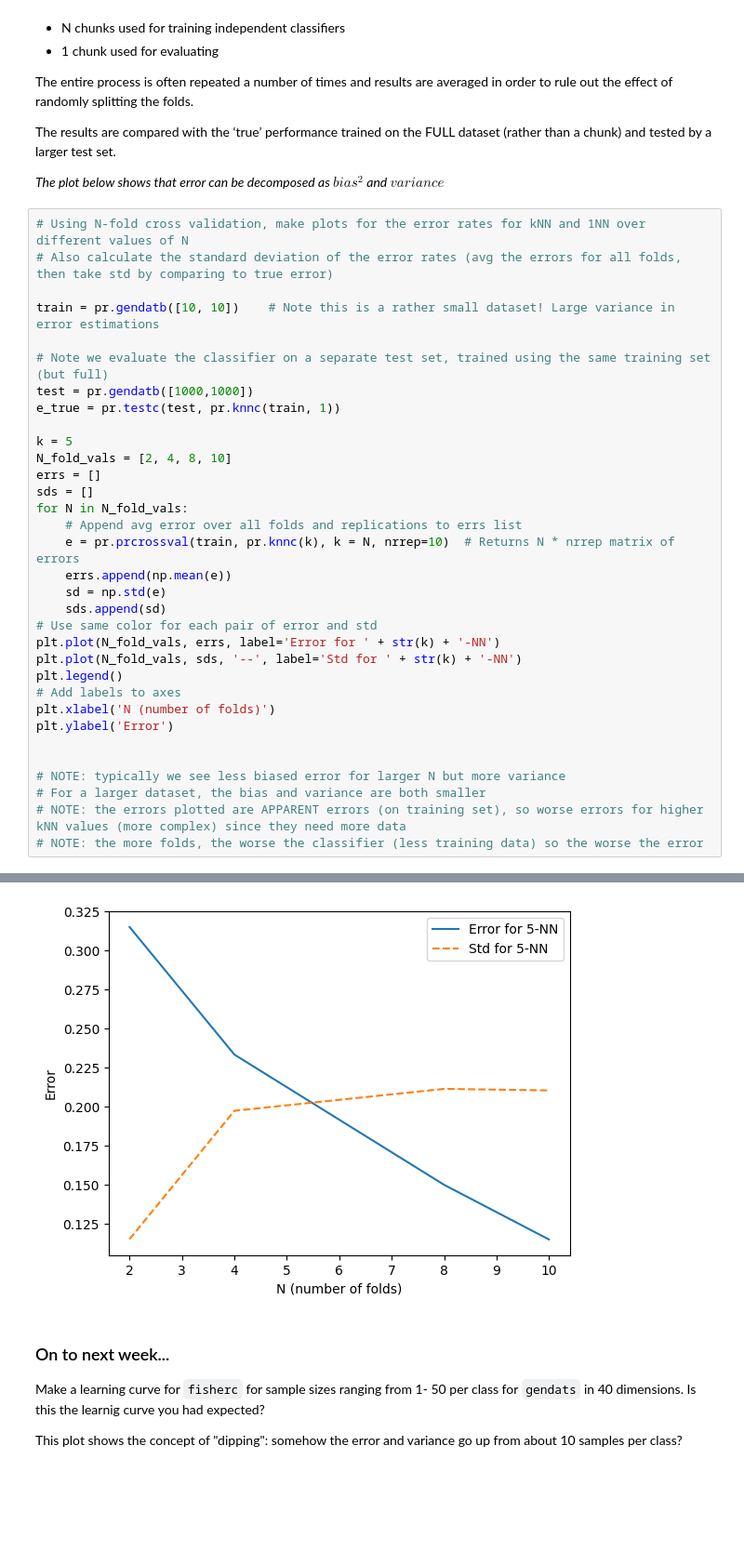
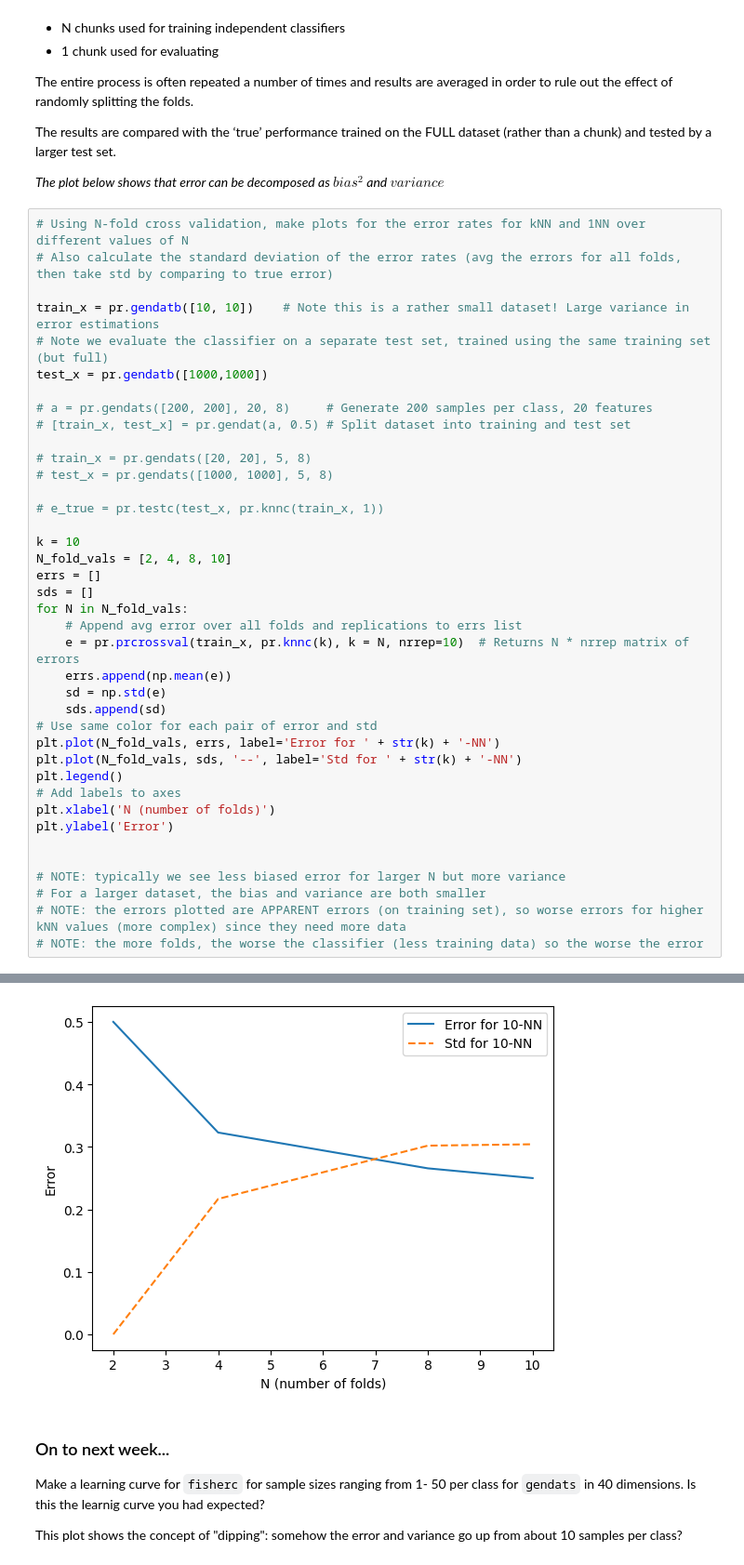
Before and after one commit to nadinekuo/MachineLearning1-Labs, a Jupyter notebook: 3-Losses-Regularization-Evaluation/evaluation.ipynb, the cells around one changed output, grey strips where cells are left out. Shown at 93% size. Cells and saved outputs as stored; diff of their text form; blank space fills up the shorter version.

```diff
--- a/3-Losses-Regularization-Evaluation/evaluation.ipynb
+++ b/3-Losses-Regularization-Evaluation/evaluation.ipynb
@@ -250,19 +250,25 @@ The results are compared with the ‘true’ performance trained on the FULL dat
 # Using N-fold cross validation, make plots for the error rates for kNN and 1NN over different values of N
 # Also calculate the standard deviation of the error rates (avg the errors for all folds, then take std by comparing to true error)
 
-train = pr.gendatb([10, 10])    # Note this is a rather small dataset! Large variance in error estimations
+train_x = pr.gendatb([10, 10])    # Note this is a rather small dataset! Large variance in error estimations
+# Note we evaluate the classifier on a separate test set, trained using the same training set (but full)
+test_x = pr.gendatb([1000,1000])
 
-# Note we evaluate the classifier on a separate test set, trained using the same training set (but full)
-test = pr.gendatb([1000,1000])
-e_true = pr.testc(test, pr.knnc(train, 1))
+# a = pr.gendats([200, 200], 20, 8)     # Generate 200 samples per class, 20 features
+# [train_x, test_x] = pr.gendat(a, 0.5) # Split dataset into training and test set
 
-k = 5
+# train_x = pr.gendats([20, 20], 5, 8)
+# test_x = pr.gendats([1000, 1000], 5, 8)
+
+# e_true = pr.testc(test_x, pr.knnc(train_x, 1))
+
+k = 10
 N_fold_vals = [2, 4, 8, 10]
 errs = []
 sds = []
 for N in N_fold_vals:
     # Append avg error over all folds and replications to errs list
-    e = pr.prcrossval(train, pr.knnc(k), k = N, nrrep=10)  # Returns N * nrrep matrix of errors
+    e = pr.prcrossval(train_x, pr.knnc(k), k = N, nrrep=10)  # Returns N * nrrep matrix of errors
     errs.append(np.mean(e))
     sd = np.std(e)
     sds.append(sd)
@@ -300,5 +306,5 @@ plt.ylabel('Error')
 Text(0, 0.5, 'Error')
-[figure, old version]
+[figure, new version]
 # %% [markdown]
 ### On to next week...
 
```
Also changed, not shown: parts of 1 cell of this notebook, 13 other files.
